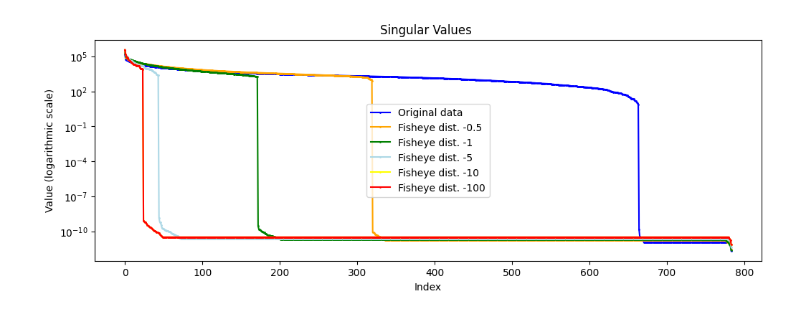
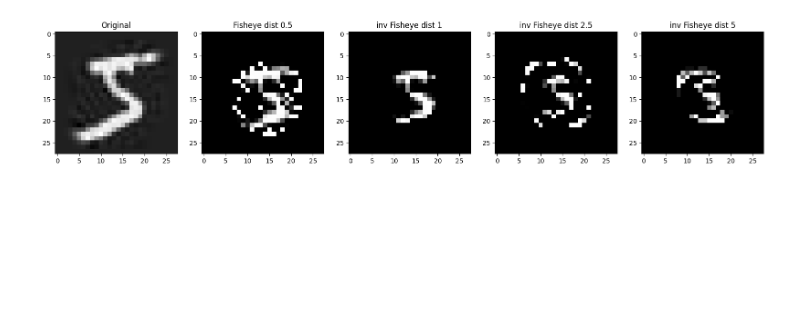
Before and after one commit to jlpercy/DimensionReductionMNIST, a Jupyter notebook: fisheye_transform.ipynb, the cells around one changed output. Saved outputs shown, nothing was run; the diff lists cells and outputs as text; code cells hidden in the pictures; blank space fills up the shorter version.

```diff
--- a/fisheye_transform.ipynb
+++ b/fisheye_transform.ipynb
@@ -147,0 +142,34 @@ U_fish_100_r, E_fish_100_r, V_t_fish_100_r = np.linalg.svd(flattened_fisheye_100
+# %%
+# Reconstruct
+def reconstruct_plot(k):
+    original_rec = reconstruct(images, k_values=k, distortion=0)
+    fish_05_rec = reconstruct(images, k_values=k, distortion=0.5)
+    fish_1_rec = reconstruct(images, k_values=k, distortion=1)
+    fish_2_5_rec = reconstruct(images, k_values=k, distortion=2.5)
+    fish_5_rec = reconstruct(images, k_values=k, distortion=5)
+
+    fig = plt.figure(figsize=(20, 10))
+
+    plt.subplot(1, 5, 1)
+    plt.imshow(original_rec[0], cmap='gray')
+    plt.title('Original')
+
+    plt.subplot(1, 5, 2)
+    plt.imshow(fish_05_rec[0], cmap='gray')
+    plt.title('Fisheye dist 0.5')
+
+    plt.subplot(1, 5, 3)
+    plt.imshow(fish_1_rec[0], cmap='gray')
+    plt.title('inv Fisheye dist 1')
+
+    plt.subplot(1, 5, 4)
+    plt.imshow(fish_2_5_rec[0], cmap='gray')
+    plt.title('inv Fisheye dist 2.5')
+
+    plt.subplot(1, 5, 5)
+    plt.imshow(fish_5_rec[0], cmap='gray')
+    plt.title('inv Fisheye dist 5')
+# %%
+reconstruct_plot(250)
+# %% [output]
+[figure, added]
@@ -148,16 +221,23 @@ U_fish_100_r, E_fish_100_r, V_t_fish_100_r = np.linalg.svd(flattened_fisheye_100
 # %%
-plt.figure(figsize=(12, 4))
-plt.plot(E_orig, marker='o', color="blue", markersize=1, label="Original data")
-plt.plot(E_fish_0_5_r, marker='o', color='orange', markersize=1, label="Fisheye dist. -0.5")
-plt.plot(E_fish_1_r, marker='o', color='green', markersize=1, label="Fisheye dist. -1")
-plt.plot(E_fish_5_r, marker='o', color='lightblue', markersize=1, label="Fisheye dist. -5")
-plt.plot(E_fish_10_r, marker='o', color='yellow', markersize=1, label="Fisheye dist. -10")
-plt.plot(E_fish_100_r, marker='o', color='red', markersize=1, label="Fisheye dist. -100")
-plt.title("Singular Values ")
-plt.xlabel("Index")
-plt.ylabel("Value (logarithmic scale)")
-plt.yscale("log")
-plt.legend()
-plt.show()
+def plot_singular_values_by_digit_2(data: [], digit, distortions=[0, 1, 2.5, 5]):
+    fisheye_1 = perform_fisheye_transform(data, distortions[1])
+    fisheye_2_5 = perform_fisheye_transform(data, distortions[2])
+    fisheye_5 = perform_fisheye_transform(data, distortions[3])
+
+    U_orig, E_orig, V_t_orig = np.linalg.svd(data.reshape(data.shape[0], -1), full_matrices=False)
+    U_fish_0_5, E_fish_0_5, V_t_fish_0_5 = np.linalg.svd(fisheye_1.reshape(fisheye_1.shape[0], -1), full_matrices=False)
+    U_fish_1, E_fish_1, V_t_fish_1 = np.linalg.svd(fisheye_2_5.reshape(fisheye_2_5.shape[0], -1), full_matrices=False)
+    U_fish_5, E_fish_5, V_t_fish_5 = np.linalg.svd(fisheye_5.reshape(fisheye_5.shape[0], -1), full_matrices=False)
+
+    plt.figure(figsize=(12, 4))
+    plt.plot(E_orig, marker='o', color="blue", markersize=1, label="Original data")
+    plt.plot(E_fish_1, marker='o', color='green', markersize=1, label=f"Fisheye dist. {distortions[1]}")
+    plt.plot(E_fish_2_5, marker='o', color='red', markersize=1, label=f"Fisheye dist. {distortions[2]}")
+    plt.plot(E_fish_5, marker='o', color='yellow', markersize=1, label=f"Fisheye dist. {distortions[3]}")
+
+    plt.title(f"Singular Values - Digit {digit} - {data.shape[0]} Samples")
+    plt.xlabel("Index")
+    plt.ylabel("Value (logarithmic scale)")
+    plt.yscale("log")
+    plt.legend()
+    plt.show()
-# %% [output]
-[figure, removed]
```
Also changed, not shown: parts of 17 cells of this notebook, 23 other files.
